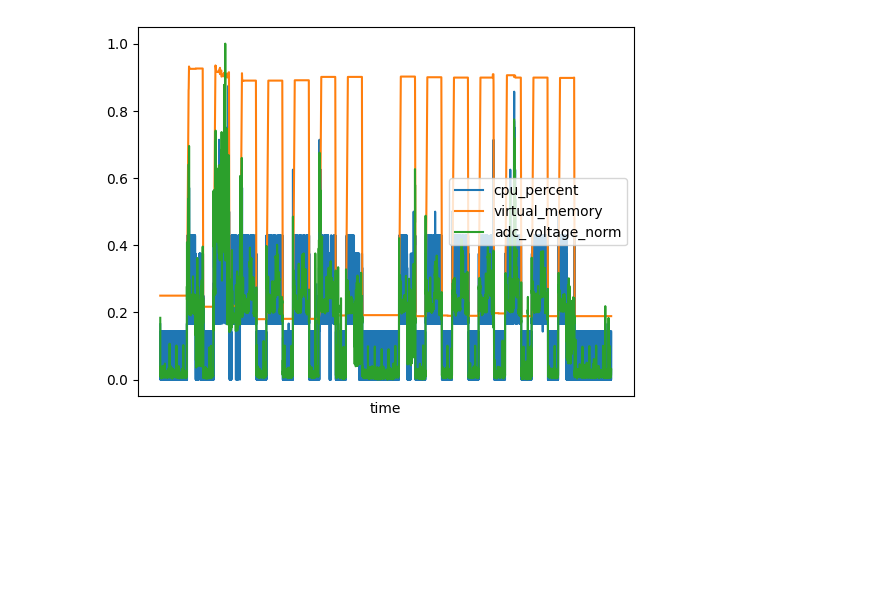
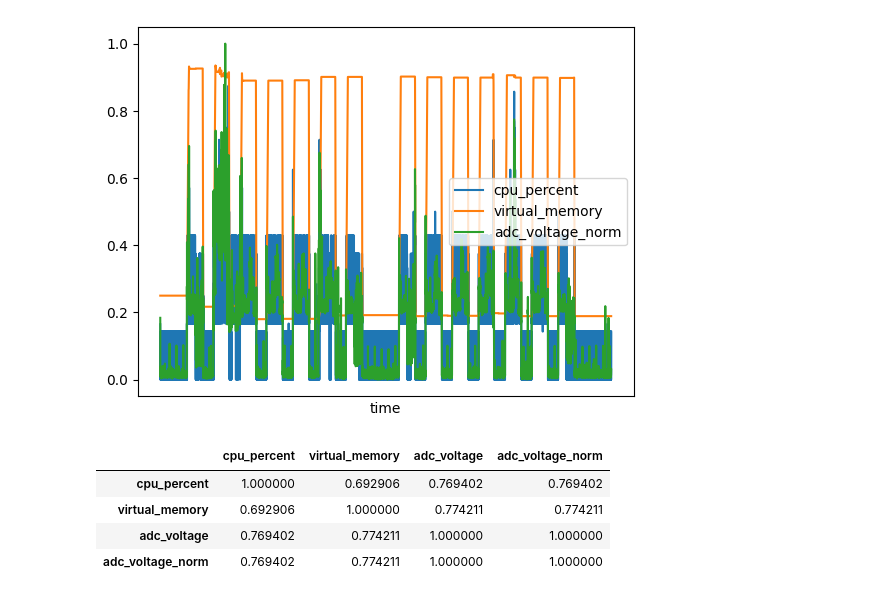
Before and after one commit to radshield/raspi-sel, a Jupyter notebook: analysis/cycles.ipynb, the cells around one changed output. Saved outputs shown, nothing was run; the diff lists cells and outputs as text; code cells hidden in the pictures; blank space fills up the shorter version.

```diff
--- a/analysis/cycles.ipynb
+++ b/analysis/cycles.ipynb
@@ -72,3 +80,11 @@ plt.tick_params(
     labelbottom=False)
 # %% [output]
 [figure]
+# %%
+mem_df.drop('time', axis=1).corr()
+# %% [output]
+|  | cpu_percent | virtual_memory | adc_voltage | adc_voltage_norm |
+| cpu_percent | 1.000000 | 0.692906 | 0.769402 | 0.769402 |
+| virtual_memory | 0.692906 | 1.000000 | 0.774211 | 0.774211 |
+| adc_voltage | 0.769402 | 0.774211 | 1.000000 | 1.000000 |
+| adc_voltage_norm | 0.769402 | 0.774211 | 1.000000 | 1.000000 |
```
Also changed, not shown: parts of 3 cells of this notebook, 6 other files.
